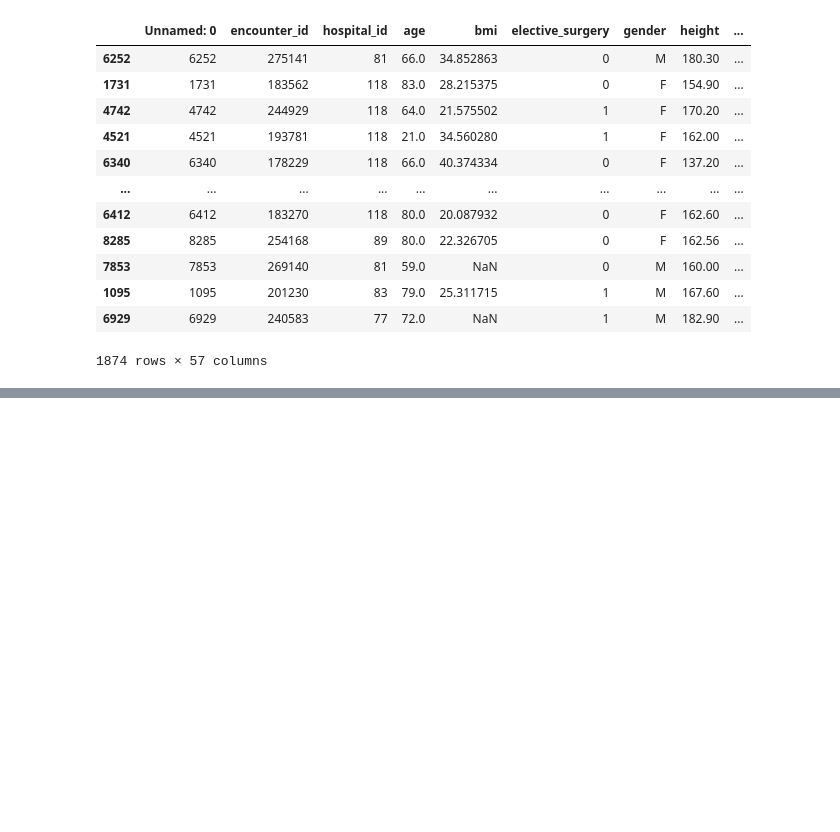
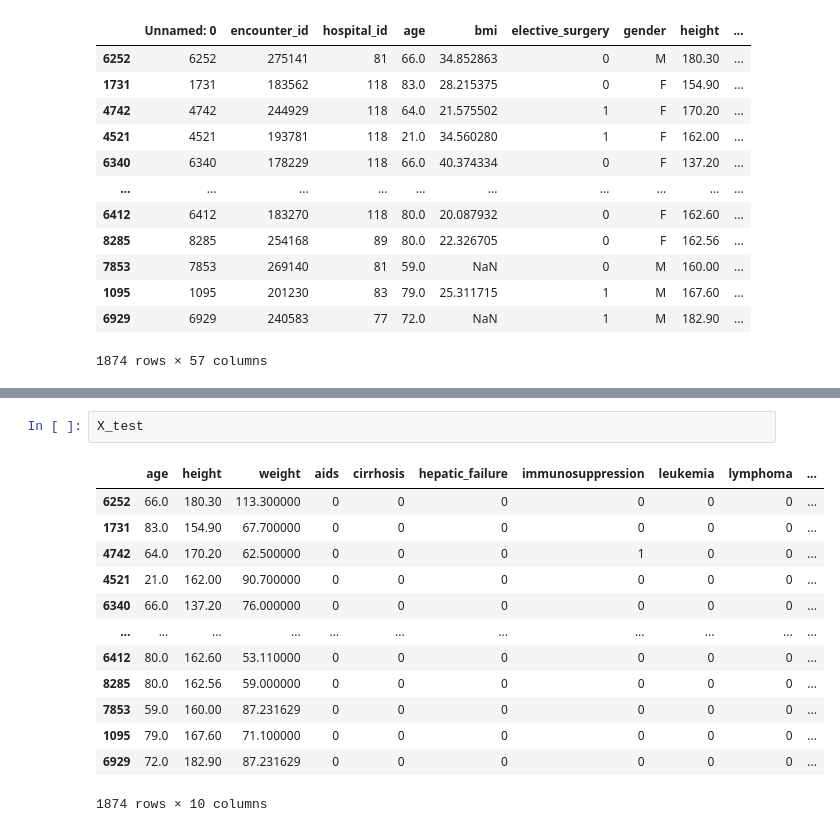
Before and after one commit to ElvisCasco/hw4, a Jupyter notebook: ejercicio0.ipynb, the cells around one changed output, grey strips where cells are left out. Saved outputs shown, nothing was run; the diff lists cells and outputs as text; blank space fills up the shorter version.

```diff
--- a/ejercicio0.ipynb
+++ b/ejercicio0.ipynb
@@ -212,0 +320,16 @@ test
+# %%
+X_test
+# %% [output]
+|  | age | height | weight | aids | cirrhosis | hepatic_failure | immunosuppression | leukemia | lymphoma | ... |
+| 6252 | 66.0 | 180.30 | 113.300000 | 0 | 0 | 0 | 0 | 0 | 0 | ... |
+| 1731 | 83.0 | 154.90 | 67.700000 | 0 | 0 | 0 | 0 | 0 | 0 | ... |
+| 4742 | 64.0 | 170.20 | 62.500000 | 0 | 0 | 0 | 1 | 0 | 0 | ... |
+| 4521 | 21.0 | 162.00 | 90.700000 | 0 | 0 | 0 | 0 | 0 | 0 | ... |
+| 6340 | 66.0 | 137.20 | 76.000000 | 0 | 0 | 0 | 0 | 0 | 0 | ... |
+| ... | ... | ... | ... | ... | ... | ... | ... | ... | ... | ... |
+| 6412 | 80.0 | 162.60 | 53.110000 | 0 | 0 | 0 | 0 | 0 | 0 | ... |
+| 8285 | 80.0 | 162.56 | 59.000000 | 0 | 0 | 0 | 0 | 0 | 0 | ... |
+| 7853 | 59.0 | 160.00 | 87.231629 | 0 | 0 | 0 | 0 | 0 | 0 | ... |
+| 1095 | 79.0 | 167.60 | 71.100000 | 0 | 0 | 0 | 0 | 0 | 0 | ... |
+| 6929 | 72.0 | 182.90 | 87.231629 | 0 | 0 | 0 | 0 | 0 | 0 | ... |
+1874 rows × 10 columns
```
Also changed, not shown: parts of 32 cells of this notebook.
